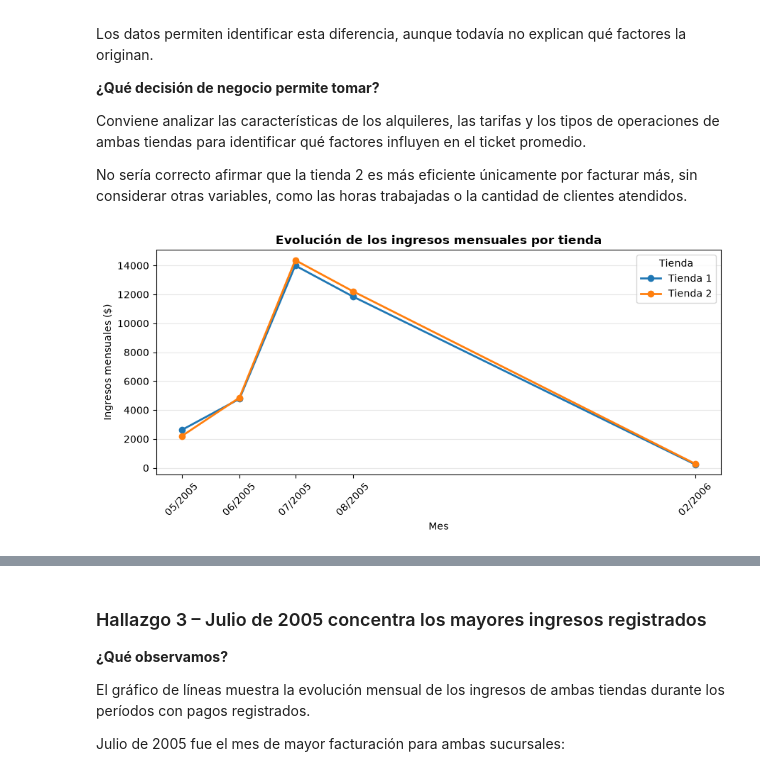
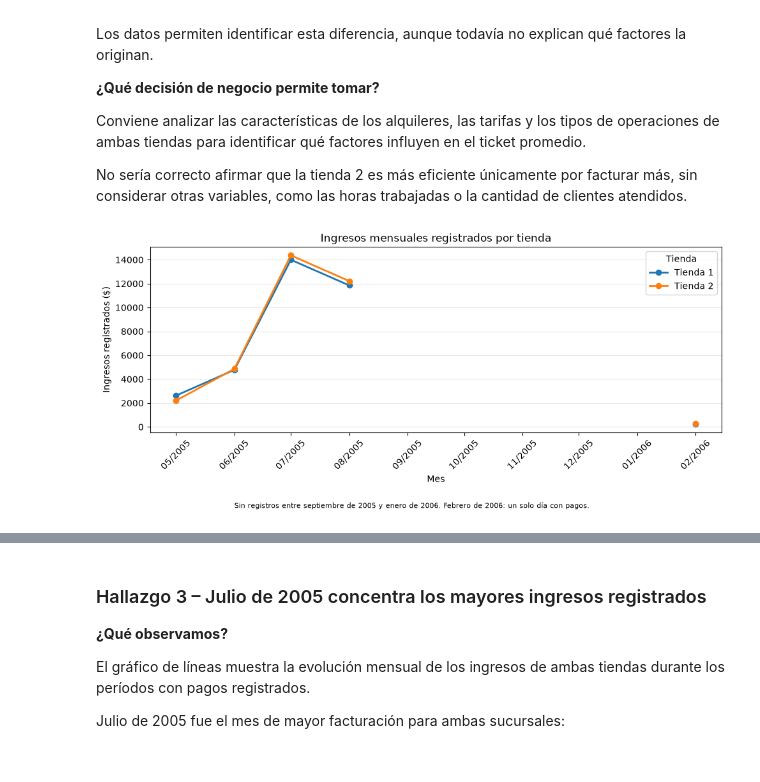
Before and after one commit to Dalmi1504/tp2-5, a Jupyter notebook: notebooks/actividad3_analisis.ipynb, the cells around one changed output, grey strips where cells are left out. Cells and saved outputs as stored; diff of their text form; code cells hidden in the pictures.

Commit message:
Correcciones TP2: parametros, grafico mensual y evidencias ETL

```diff
--- a/notebooks/actividad3_analisis.ipynb
+++ b/notebooks/actividad3_analisis.ipynb
@@ -446,11 +458,13 @@ Conviene analizar las características de los alquileres, las tarifas y los tipo
 
 No sería correcto afirmar que la tienda 2 es más eficiente únicamente por facturar más, sin considerar otras variables, como las horas trabajadas o la cantidad de clientes atendidos.
 # %%
-# ACTIVIDAD 3 GRÁFICO 3: EVOLUCIÓN MENSUAL DE INGRESOS
-# Objetivo: comparar los ingresos mensuales de ambas tiendas.
+
+# ACTIVIDAD 3 - GRÁFICO 3: EVOLUCIÓN MENSUAL DE INGRESOS
 
 import pandas as pd
 import matplotlib.pyplot as plt
+import matplotlib.dates as mdates
+from pathlib import Path
 
 # Consultamos los ingresos mensuales por tienda.
 consulta_evolucion = f"""
@@ -458,84 +472,85 @@ SELECT
     e.{nombre_columna_sql('staff', 'store_id')} AS tienda_id,
     YEAR(p.{nombre_columna_sql('payment', 'payment_date')}) AS anio,
     MONTH(p.{nombre_columna_sql('payment', 'payment_date')}) AS mes,
-    SUM(p.{nombre_columna_sql('payment', 'amount')}) AS ingreso_mensual
-FROM {nombre_tabla_sql('payment')} p
-INNER JOIN {nombre_tabla_sql('staff')} e
-    ON p.{nombre_columna_sql('payment', 'staff_id')} = e.{nombre_columna_sql('staff', 'staff_id')}
+    SUM(p.{nombre_columna_sql('payment', 'amount')}) AS ingreso_mensual,
+    COUNT(DISTINCT CAST(p.{nombre_columna_sql('payment', 'payment_date')} AS date)) AS dias_con_pagos
+FROM {nombre_tabla_sql('payment')} AS p
+INNER JOIN {nombre_tabla_sql('staff')} AS e
+    ON p.{nombre_columna_sql('payment', 'staff_id')} =
+       e.{nombre_columna_sql('staff', 'staff_id')}
 GROUP BY
     e.{nombre_columna_sql('staff', 'store_id')},
     YEAR(p.{nombre_columna_sql('payment', 'payment_date')}),
     MONTH(p.{nombre_columna_sql('payment', 'payment_date')})
-ORDER BY
-    anio, mes, e.{nombre_columna_sql('staff', 'store_id')};
+ORDER BY anio, mes, tienda_id;
 """
 
-# Ejecutamos la consulta.
 df_evolucion = pd.read_sql(consulta_evolucion, conexion)
 
-# Construimos la fecha correspondiente a cada mes.
 df_evolucion["periodo"] = pd.to_datetime(
     dict(
         year=df_evolucion["anio"],
         month=df_evolucion["mes"],
         day=1
     )
 )
 
-# Creamos el gráfico.
-fig, ax = plt.subplots(figsize=(9, 4.5))
+# Incluimos todos los meses del intervalo.
+# Los meses sin registros quedan como NaN, no como cero.
+meses = pd.date_range(
+    df_evolucion["periodo"].min(),
+    df_evolucion["periodo"].max(),
+    freq="MS"
+)
 
-# Dibujamos una línea por cada tienda.
+fig, ax = plt.subplots(figsize=(10, 4.5))
+
 for tienda_id, datos in df_evolucion.groupby("tienda_id"):
+    serie = (
+        datos.set_index("periodo")["ingreso_mensual"]
+        .reindex(meses)
+    )
 
-    datos = datos.sort_values("periodo")
-
+    # Matplotlib interrumpe la línea donde hay NaN.
     ax.plot(
-        datos["periodo"],
-        datos["ingreso_mensual"],
+        serie.index,
+        serie.values,
         marker="o",
         linewidth=2,
         label=f"Tienda {tienda_id}"
     )
 
-# Agregamos el título y los nombres de los ejes.
-ax.set_title(
-    "Evolución de los ingresos mensuales por tienda",
-    fontsize=12,
-    fontweight="bold"
+ax.set_title("Ingresos mensuales registrados por tienda")
+ax.set_xlabel("Mes")
+ax.set_ylabel("Ingresos registrados ($)")
+ax.xaxis.set_major_locator(mdates.MonthLocator(interval=1))
+ax.xaxis.set_major_formatter(mdates.DateFormatter("%m/%Y"))
+ax.grid(axis="y", alpha=0.3)
+ax.legend(title="Tienda")
+
+plt.xticks(rotation=45)
+
+# Aclaración sobre la cobertura de los datos.
+fig.text(
+    0.5, 0.01,
+    "Sin registros entre septiembre de 2005 y enero de 2006. "
+    "Febrero de 2006: un solo día con pagos.",
+    ha="center",
+    fontsize=8
 )
 
-ax.set_xlabel("Mes")
-ax.set_ylabel("Ingresos mensuales ($)")
+plt.tight_layout(rect=[0, 0.06, 1, 1])
 
-# Agregamos la leyenda y la cuadrícula.
-ax.legend(title="Tienda")
-ax.grid(axis="y", alpha=0.3)
+Path("graficos").mkdir(exist_ok=True)
 
-# Mostramos solamente los meses que tienen registros.
-periodos = sorted(df_evolucion["periodo"].unique())
-
-ax.set_xticks(periodos)
-
-ax.set_xticklabels(
-    [pd.Timestamp(p).strftime("%m/%Y") for p in periodos],
-    rotation=45
-)
-
-# Ajustamos los espacios.
-plt.tight_layout()
-
-# Guardamos el gráfico en PNG a 150 dpi.
 plt.savefig(
     "graficos/grafico_evolucion_mensual.png",
     dpi=150,
     bbox_inches="tight"
 )
 
-# Mostramos el gráfico.
 plt.show()
 
-# Mostramos también los datos para interpretar el resultado.
 display(df_evolucion)
 # %% [output]
-[figure, old version]
+[figure, new version]
```
Also changed, not shown: parts of 2 cells of this notebook, 6 other files.
